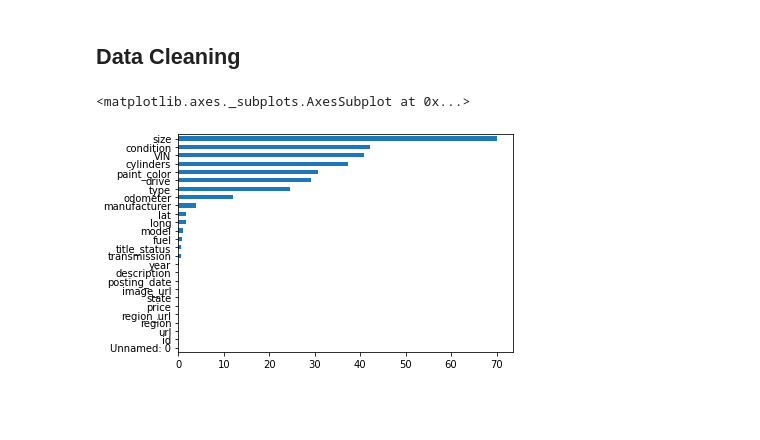
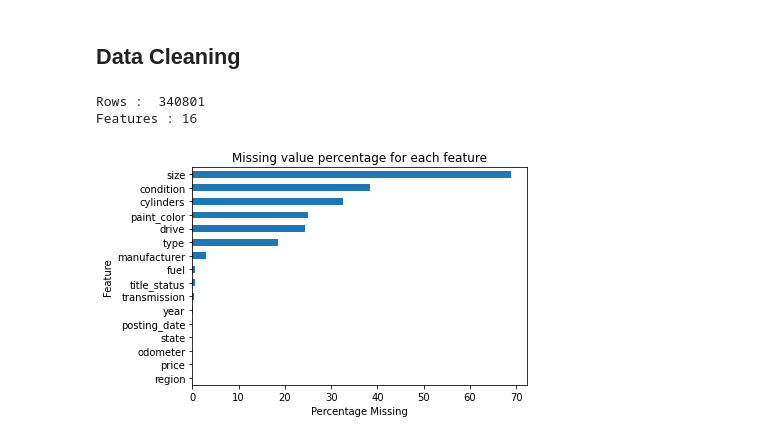
Before and after one commit to AJPutland/used-cars-ML, a Jupyter notebook: Used Car Sales EDA and Data Cleaning.ipynb, the cells around one changed output. Cells and saved outputs as stored; diff of their text form; code cells hidden in the pictures; blank space fills up the shorter version.

```diff
--- a/Used Car Sales EDA and Data Cleaning.ipynb
+++ b/Used Car Sales EDA and Data Cleaning.ipynb
@@ -95,10 +129,2 @@ Text(0.5, 1.0, 'Odometer vs Price')
 # %% [markdown]
 ## Data Cleaning
-# %%
-##Visualise the missing data we have
-missing = cars.isnull().sum()/len(cars)*100
-missing_sorted = missing.sort_values()
-missing_sorted.plot.barh(x='Percentage Missing', y='Feature')
-# %% [output]
-<matplotlib.axes._subplots.AxesSubplot at 0x...>
-[figure, removed]
@@ -107,0 +131,24 @@ cars_dropped = cars.drop(['Unnamed: 0', 'id', 'url', 'region_url', 'image_url',
+# %%
+#Firstly ensure we are working with the dataset with removed outliers
+cars = cars_filtered
+
+#Remove obviously redundant features
+cars = cars.drop(['Unnamed: 0', 'id', 'url', 'region_url', 'image_url', 'VIN', 'description', 'lat', 'long', 'model'], axis=1)
+
+def displayStats(df):
+    print("Rows : ", len(df))
+    print("Features :", len(df.columns))
+
+    missing = df.isnull().sum()/len(df)*100
+    missing = missing.sort_values()
+    ax = missing.plot.barh(x='Percentage Missing', y='Feature')
+
+    ax.set_title("Missing value percentage for each feature")
+    ax.set_xlabel("Percentage Missing")
+    ax.set_ylabel("Feature")
+
+displayStats(cars)
+# %% [output]
+Rows :  340801
+Features : 16
+[figure, added]
```
Also changed, not shown: parts of 7 cells of this notebook.
